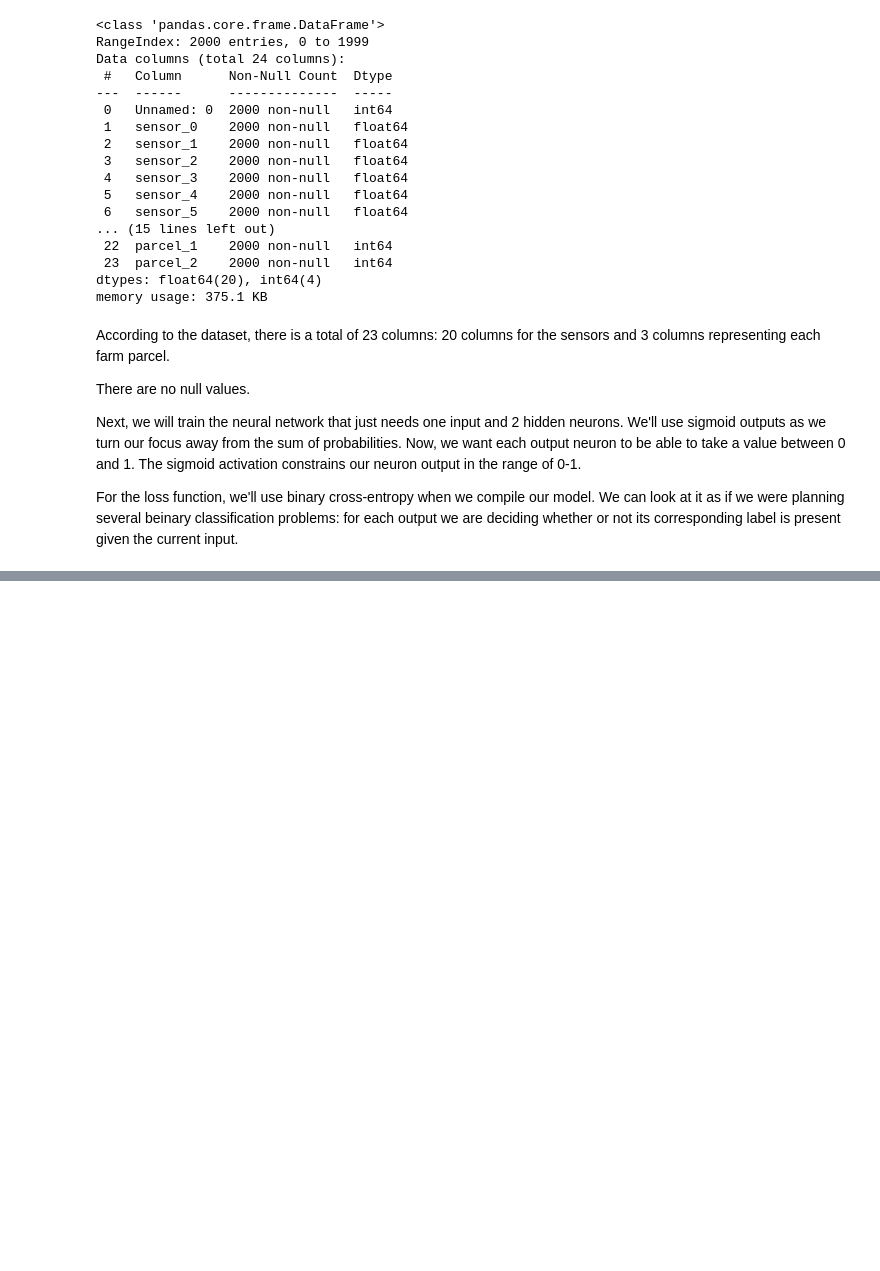
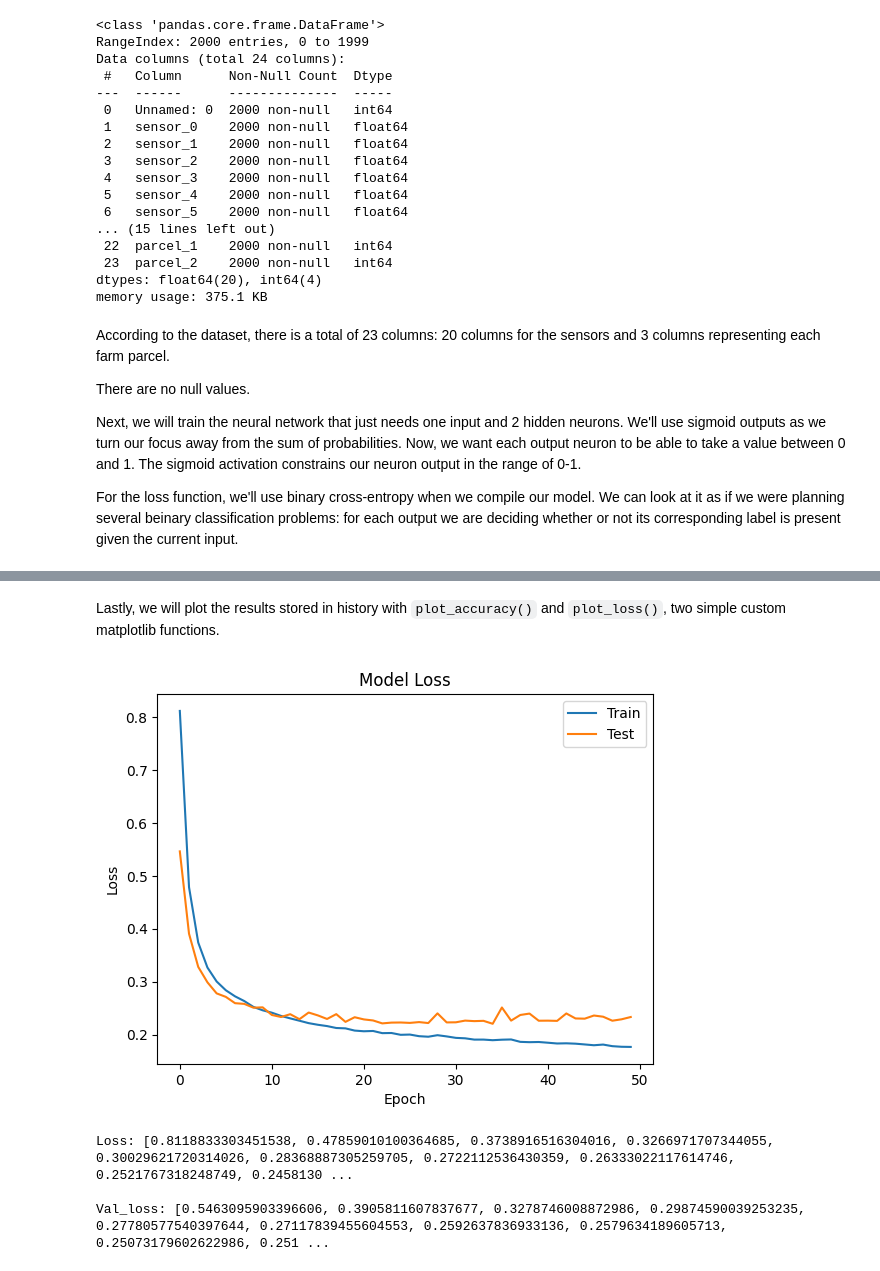
Before and after one commit to Eug-Chua/Deep-Learning-with-Keras, a Jupyter notebook: multilabel_classification.ipynb, the cells around one changed output, grey strips where cells are left out. Cells and saved outputs as stored; diff of their text form; code cells hidden in the pictures; blank space fills up the shorter version.

```diff
--- a/multilabel_classification.ipynb
+++ b/multilabel_classification.ipynb
@@ -149,0 +157,18 @@ NameError: name 'model' is not defined
+# %%
+# Instantiate a Sequential model
+model = Sequential()
+
+model.add(Input(shape=(20,)))
+
+# Add a hidden layer of 64 neurons and a 20 neuron's input
+model.add(Dense(64, activation='relu'))
+
+# Add an output layer of 3 neurons with sigmoid activation
+model.add(Dense(3, activation='sigmoid'))
+
+# Compile your model with binary crossentropy loss
+model.compile(optimizer='adam',
+           loss = 'binary_crossentropy',
+           metrics=['accuracy'])
+
+model.summary()
@@ -149,0 +187,6 @@ NameError: name 'model' is not defined
+# %%
+# train your model and save its history
+h_callback = model.fit(X_train,
+                       y_train,
+                       epochs = 50,
+                       validation_data=(X_test, y_test))
@@ -149,0 +211,24 @@ NameError: name 'model' is not defined
+# %% [markdown]
+Lastly, we will plot the results stored in history with `plot_accuracy()` and `plot_loss()`, two simple custom matplotlib functions.
+# %%
+# helper function to plot train vs test loss
+def plot_lost(loss, val_loss):
+    plt.figure()
+    plt.plot(loss)
+    plt.plot(val_loss)
+    plt.title('Model Loss')
+    plt.ylabel('Loss')
+    plt.xlabel('Epoch')
+    plt.legend(['Train', 'Test'], loc='upper right')
+    plt.show()
+
+plot_lost(h_callback.history["loss"], h_callback.history["val_loss"])
+
+print(f'Loss: {h_callback.history["loss"]}')
+print()
+print(f'Val_loss: {h_callback.history["val_loss"]}')
+# %% [output]
+[figure, added]
+Loss: [0.8118833303451538, 0.47859010100364685, 0.3738916516304016, 0.3266971707344055, 0.30029621720314026, 0.28368887305259705, 0.2722112536430359, 0.26333022117614746, 0.2521767318248749, 0.2458130 ...
+
+Val_loss: [0.5463095903396606, 0.3905811607837677, 0.3278746008872986, 0.29874590039253235, 0.27780577540397644, 0.27117839455604553, 0.2592637836933136, 0.2579634189605713, 0.25073179602622986, 0.251 ...
```
Also changed, not shown: parts of 14 cells of this notebook.
